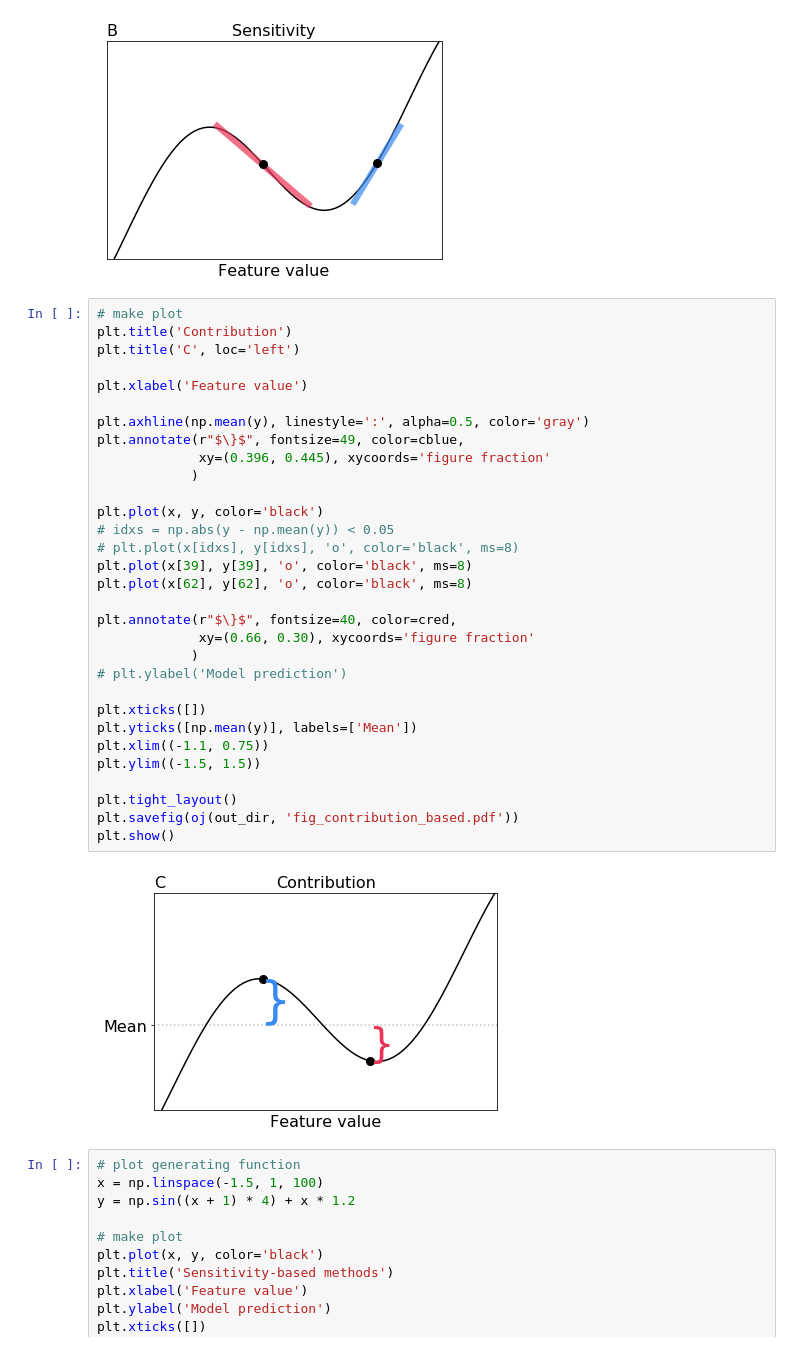
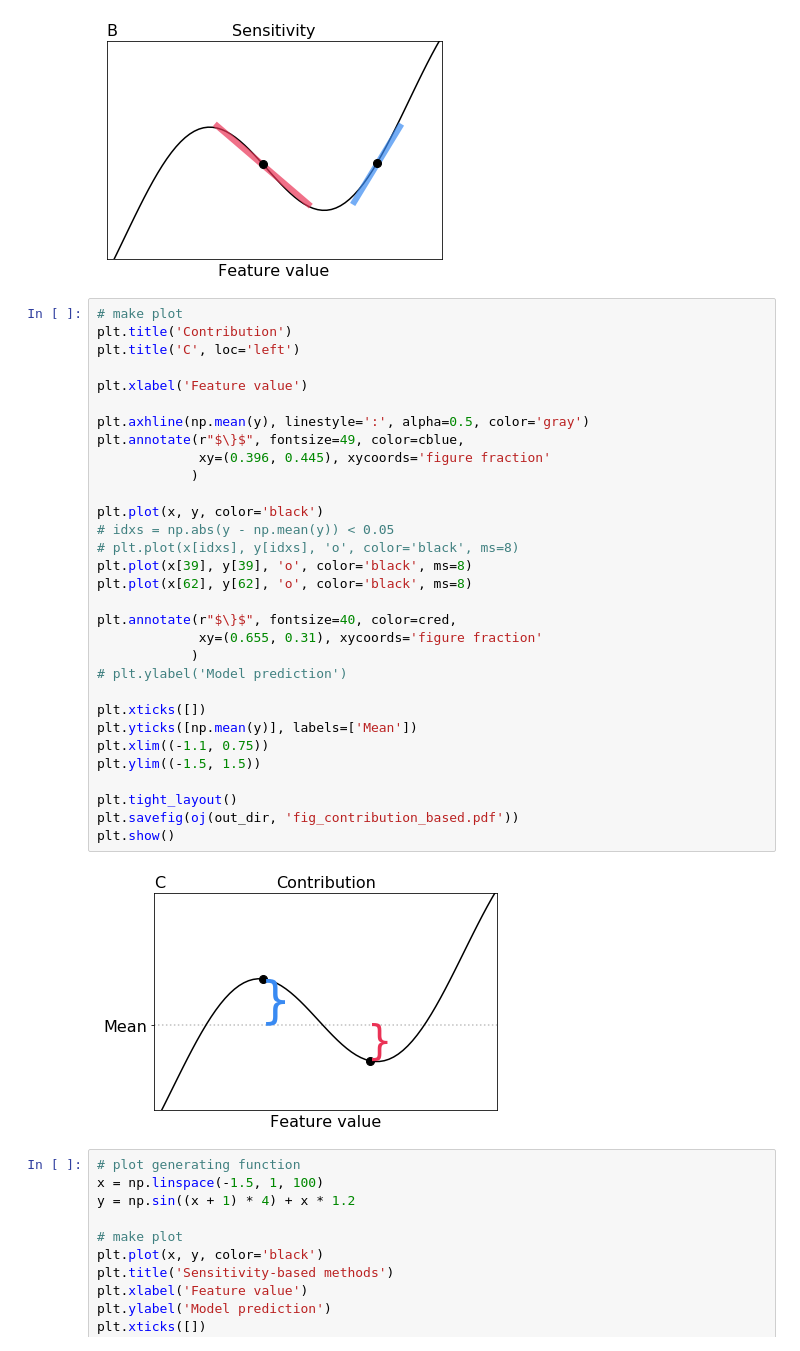
Before and after one commit to Pacmed/sensible-local-interpretations, a Jupyter notebook: interp/eda_illustrate.ipynb, the cells around one changed output. Saved outputs shown, nothing was run; the diff lists cells and outputs as text.

Commit message:
return all interp plot properties

```diff
--- a/interp/eda_illustrate.ipynb
+++ b/interp/eda_illustrate.ipynb
@@ -95,35 +99,35 @@ plt.show()
 # make plot
 plt.title('Contribution')
 plt.title('C', loc='left')
 
 plt.xlabel('Feature value')
 
 plt.axhline(np.mean(y), linestyle=':', alpha=0.5, color='gray')
 plt.annotate(r"$\}$", fontsize=49, color=cblue,
              xy=(0.396, 0.445), xycoords='figure fraction'
             )
 
 plt.plot(x, y, color='black')
 # idxs = np.abs(y - np.mean(y)) < 0.05
 # plt.plot(x[idxs], y[idxs], 'o', color='black', ms=8)
 plt.plot(x[39], y[39], 'o', color='black', ms=8)
 plt.plot(x[62], y[62], 'o', color='black', ms=8)
 
 plt.annotate(r"$\}$", fontsize=40, color=cred,
-             xy=(0.66, 0.30), xycoords='figure fraction'
+             xy=(0.655, 0.31), xycoords='figure fraction'
             )
 # plt.ylabel('Model prediction')
 
 plt.xticks([])
 plt.yticks([np.mean(y)], labels=['Mean'])
 plt.xlim((-1.1, 0.75))
 plt.ylim((-1.5, 1.5))
 
 plt.tight_layout()
 plt.savefig(oj(out_dir, 'fig_contribution_based.pdf'))
 plt.show()
 # %% [output]
-[figure, old version]
+[figure, new version]
 # %%
 # plot generating function
 x = np.linspace(-1.5, 1, 100)
```
Also changed, not shown: parts of 2 cells of this notebook, 2 other files.
